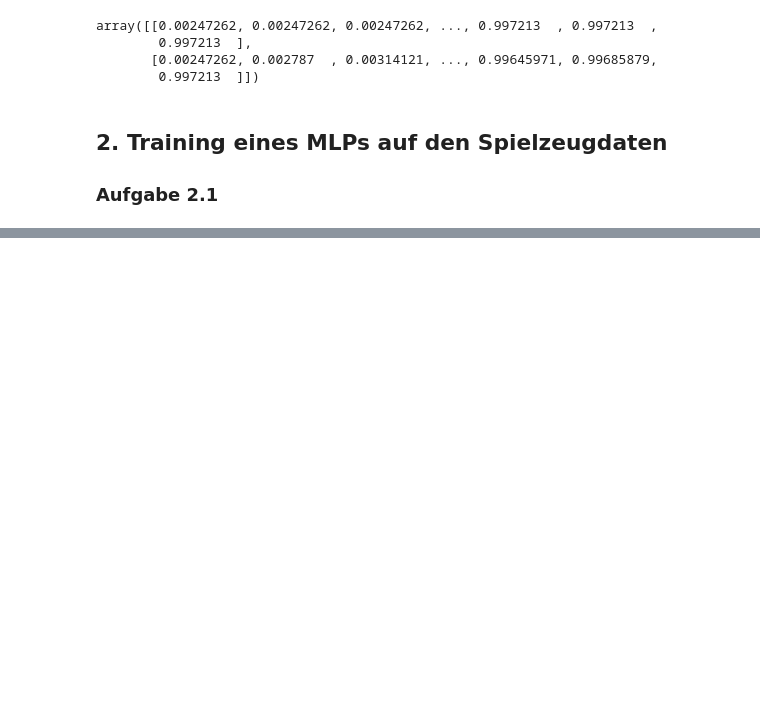
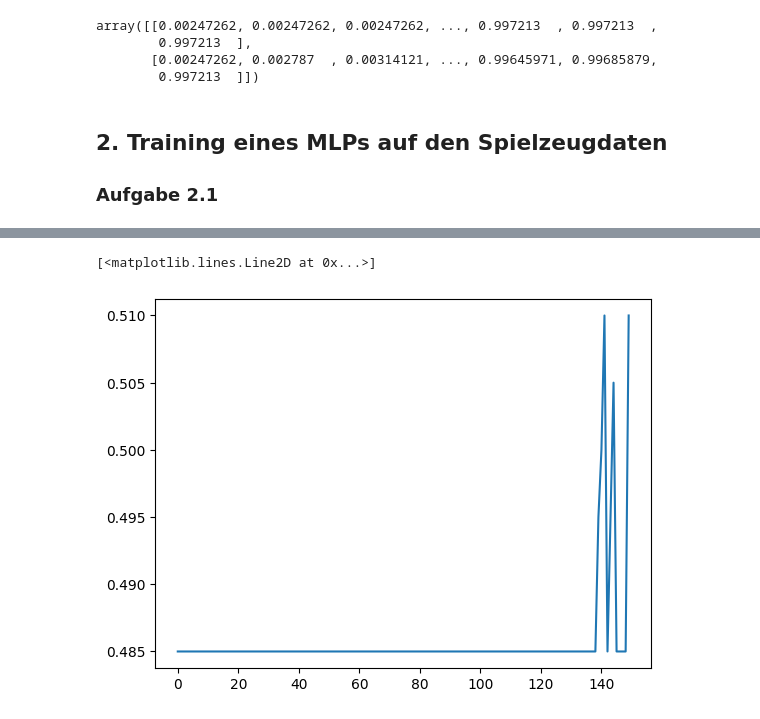
Before and after one commit to robingenz/htwg-deep-learning-exercises, a Jupyter notebook: exercises/01_mlp/01_mlp.ipynb, the cells around one changed output, grey strips where cells are left out. Cells and saved outputs as stored; diff of their text form; code cells hidden in the pictures; blank space fills up the shorter version.

```diff
--- a/exercises/01_mlp/01_mlp.ipynb
+++ b/exercises/01_mlp/01_mlp.ipynb
@@ -100,15 +101,15 @@ Berechnung des Outputs der Eingangsneuronen:
 def calc_neuron_output(w, X):
     return sigmoid(np.sum(w.T * X))
 
-neuron_output_train = np.zeros((2, len(X_train)))
+neuron_output_train = np.zeros((len(X_train), 2))
 for index, x in enumerate(X_train):
-    neuron_output_train[0, index] = calc_neuron_output(weights[0], x)
-    neuron_output_train[1, index] = calc_neuron_output(weights[1], x)
+    neuron_output_train[index, 0] = calc_neuron_output(weights[0], x)
+    neuron_output_train[index, 1] = calc_neuron_output(weights[1], x)
 
-neuron_output_test = np.zeros((2, len(X_test)))
+neuron_output_test = np.zeros((len(X_test), 2))
 for index, x in enumerate(X_test):
-    neuron_output_test[0, index] = calc_neuron_output(weights[0], x)
-    neuron_output_test[1, index] = calc_neuron_output(weights[1], x)
+    neuron_output_test[index, 0] = calc_neuron_output(weights[0], x)
+    neuron_output_test[index, 1] = calc_neuron_output(weights[1], x)
 
-neuron_output_train[:,:5]
+neuron_output_train[:5,:]
 # %% [output]
@@ -135,3 +139,16 @@ array([[0.00247262, 0.00247262, 0.00247262, ..., 0.997213  , 0.997213  ,
 ## 2. Training eines MLPs auf den Spielzeugdaten
 
 ### Aufgabe 2.1
+# %%
+mbs = 10                                        # Größe der Minibatches
+eta = 0.03                                      # Lernrate
+no_hidden_1 = 2                                 # Anzahl versteckter Neuronen
+no_hidden_2 = 2                                 # Anzahl versteckter Neuronen
+epochs = 150                                    # Anzahl Epochen
+sizes = [2, no_hidden_1, no_hidden_2, 1]       # Vierschichtiges MPL mit 2 Eingangs-, 2x2 versteckten und 1 Ausgangsneuronen
+num_layers = len(sizes)                         # Anzahl Schichten
+
+# Arrays für Gewichte und Schwellwerte (initialisiert mit Gaußschem Rauschen)
+biases = [np.random.randn(y, 1) for y in sizes[1:]] # Schwellwerte
+weights = [np.random.randn(y, x) for x, y in zip(sizes[:-1], sizes[1:])] #Gewichte
+print(weights[1].shape)
@@ -137,0 +321,5 @@ array([[0.00247262, 0.00247262, 0.00247262, ..., 0.997213  , 0.997213  ,
+# %%
+y_train_reshaped = np.reshape(y_train,(200,1))
+y_test_reshaped = np.reshape(y_test,(200,1))
+
+acc_val, mse = SGD(neuron_output_train, y_train_reshaped, epochs, mbs, eta, neuron_output_test, y_test_reshaped)
@@ -137,0 +344,5 @@ array([[0.00247262, 0.00247262, 0.00247262, ..., 0.997213  , 0.997213  ,
+# %%
+plt.plot(acc_val/neuron_output_test.shape[0])
+# %% [output]
+[<matplotlib.lines.Line2D at 0x...>]
+[figure, added]
```
Also changed, not shown: parts of 8 cells of this notebook.
